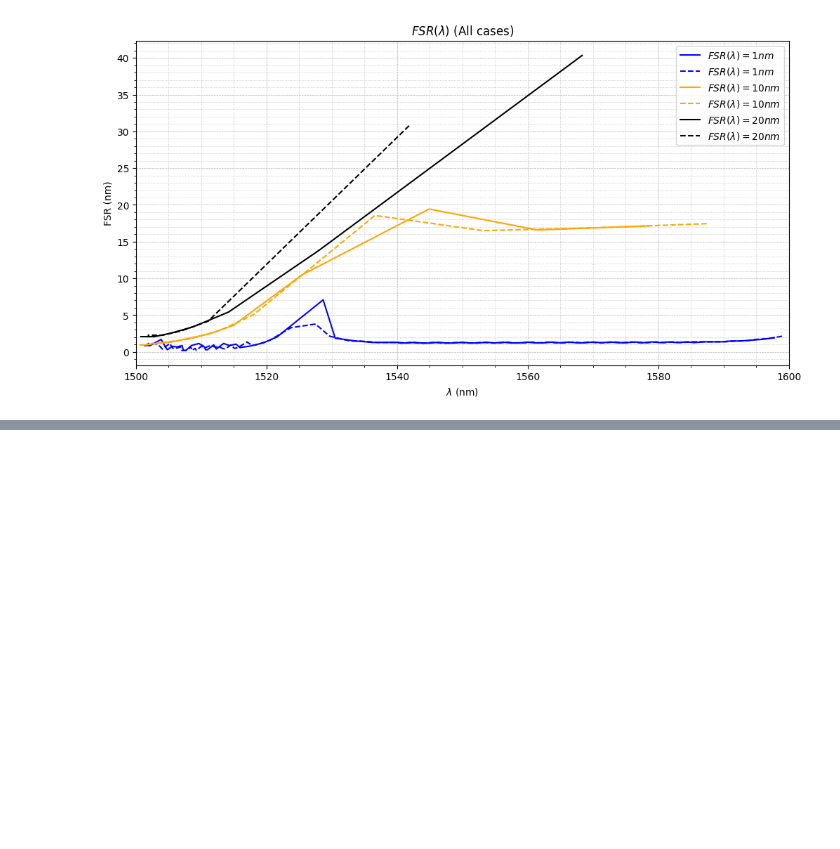
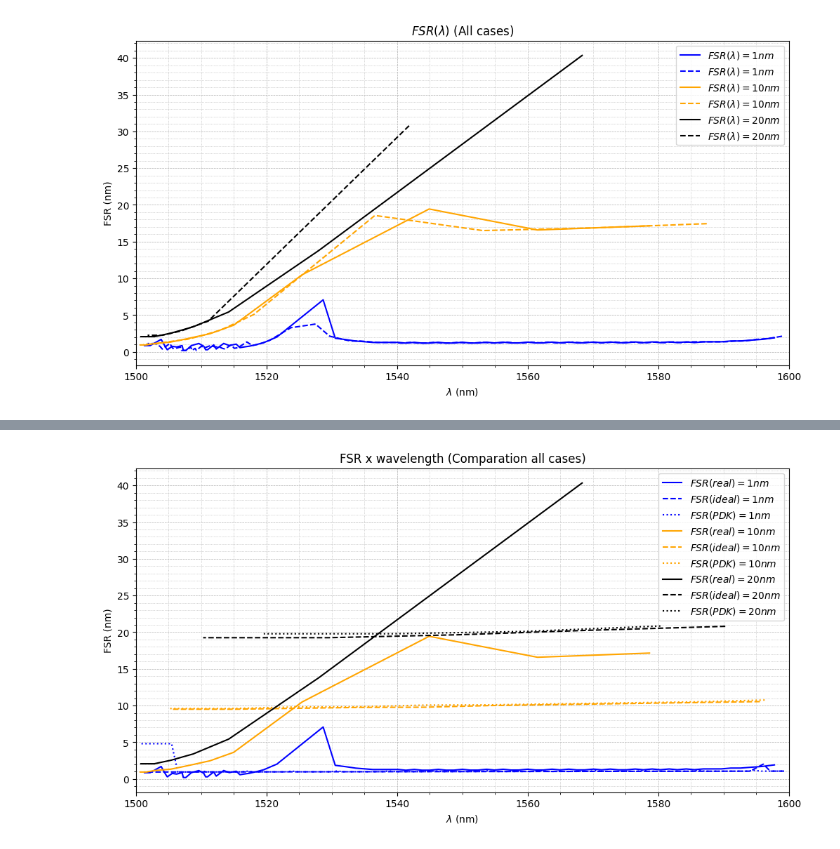
Before and after one commit to FhelipeAllves/Photonics, a Jupyter notebook: Mach–Zehnder interferometer/Real simulation/Simulation_real.ipynb, the cells around one changed output, grey strips where cells are left out. Saved outputs shown, nothing was run; the diff lists cells and outputs as text; code cells hidden in the pictures; blank space fills up the shorter version.

```diff
--- a/Mach–Zehnder interferometer/Real simulation/Simulation_real.ipynb
+++ b/Mach–Zehnder interferometer/Real simulation/Simulation_real.ipynb
@@ -366,0 +427,28 @@ plt.show()
+# %%
+plt.figure(figsize=(12, 6))
+plt.plot(FSR_1_1nm['wavelength'] / nm, FSR_1_1nm['mode 1 free spectral range (m)']/nm, lw=1.5, label='$FSR(real)=1nm$', color='blue')
+plt.plot(FSR_ideal_1nm['wavelength'] / nm, FSR_ideal_1nm['TE free spectral range (m)']/nm, lw=1.5, ls = '--', label='$FSR(ideal)=1nm$', color='blue')
+plt.plot(FSR_PDK_1nm['wavelength'] / nm, FSR_PDK_1nm["'TE' free spectral range (m)"]/nm, lw=1.5, ls = 'dotted', label='$FSR(PDK)=1nm$', color='blue')
+
+plt.plot(FSR_1_10nm['wavelength'] / nm, FSR_1_10nm['mode 1 free spectral range (m)']/nm, lw=1.5, ls='-', label='$FSR(real)=10nm$', color='orange')
+plt.plot(FSR_ideal_10nm['wavelength'] / nm, FSR_ideal_10nm['TE free spectral range (m)']/nm, lw=1.5, ls = '--', label='$FSR(ideal)=10nm$', color='orange')
+plt.plot(FSR_PDK_10nm['wavelength'] / nm, FSR_PDK_10nm["'TE' free spectral range (m)"]/nm, lw=1.5, ls = 'dotted', label='$FSR(PDK)=10nm$', color='orange')
+
+plt.plot(FSR_1_20nm['wavelength'] / nm, FSR_1_20nm['mode 1 free spectral range (m)']/nm, lw=1.5, label='$FSR(real)=20nm$', color='black')
+plt.plot(FSR_ideal_20nm['wavelength'] / nm, FSR_ideal_20nm['TE free spectral range (m)']/nm, lw=1.5, ls = '--', label='$FSR(ideal)=20nm$', color='black')
+plt.plot(FSR_PDK_20nm['wavelength'] / nm, FSR_PDK_20nm["'TE' free spectral range (m)"]/nm, lw=1.5, ls = 'dotted', label='$FSR(PDK)=20nm$', color='black')
+
+plt.xlabel('$\lambda$ (nm)')
+plt.ylabel('FSR (nm)')
+plt.xlim([wvlngth_start/nm, wvlngth_stop/nm])
+
+plt.title('FSR x wavelength (Comparation all cases)')
+plt.minorticks_on()
+plt.grid(which='both', linestyle='--', linewidth=0.5)
+plt.grid(which='minor', linestyle=':', linewidth=0.5)
+
+plt.legend(loc='best')
+plt.savefig('Comparatiom_FSR_x_wvlength', bbox_inches='tight')
+plt.show()
+# %% [output]
+[figure, added]
```
Also changed, not shown: parts of 1 cell of this notebook, 9 other files.
